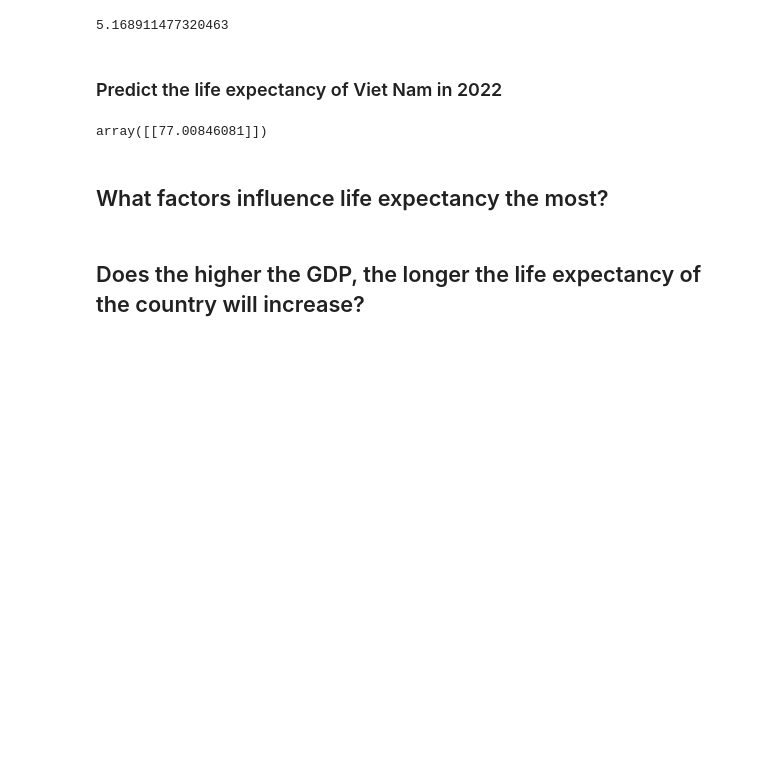
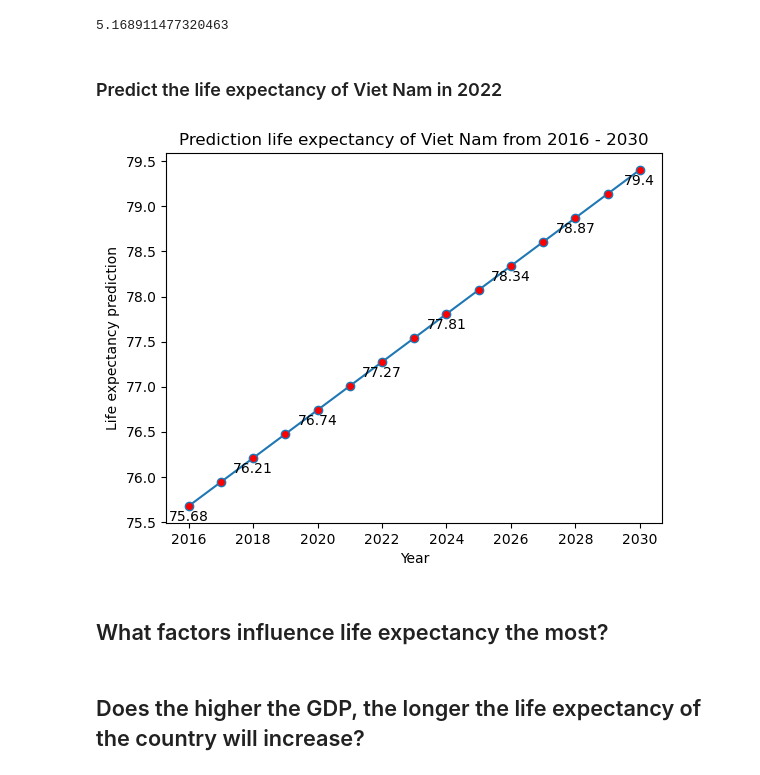
Before and after one commit to TrungTechh/DV_FinfalProject, a Jupyter notebook: main.ipynb, the cells around one changed output. Saved outputs shown, nothing was run; the diff lists cells and outputs as text; code cells hidden in the pictures; blank space fills up the shorter version.

```diff
--- a/main.ipynb
+++ b/main.ipynb
@@ -473,18 +481,26 @@ mean_squared_error(y_test, model.predict(X_test))
 last_model = pl.fit(df.drop('Life expectancy', axis=1), df[['Life expectancy']])
 # %% [markdown]
 ### Predict the life expectancy of Viet Nam in 2022
-# %%
-arr = np.full((1, 21), np.nan).tolist()
-arr[0][0] = 'Viet Nam'
-arr[0][1] = 2021
-arr = [[i] for i in arr[0]]
-
-x  = dict(zip(X_train.columns, arr))
-x = pd.DataFrame(x)
-# %%
-last_model.predict(x)
-# %% [output]
-array([[77.00846081]])
+# %%
+    country = [['Viet Nam'] * (2031 - 2016)]
+    year = [list(range(2016, 2031, 1))]
+    nan_arr = [np.full(2031 - 2016, np.nan).tolist() for i in range(19)]
+    X = dict(zip(X_train.columns, country + year + nan_arr))
+    X = pd.DataFrame(X)
+
+    # predict
+    predictions = last_model.predict(X)
+
+    # visualization
+    plt.plot(list(range(2016, 2031)), predictions, marker='o', markerfacecolor='red')
+    for x in range(2016, 2031, 2):
+        plt.text(x, predictions[x - 2016] - 0.2, round(predictions[x - 2016][0], 2), ha='center', va='bottom')
+    plt.xlabel('Year')
+    plt.ylabel('Life expectancy prediction')
+    plt.title('Prediction life expectancy of Viet Nam from 2016 - 2030')
+plt.show();
+# %% [output]
+[figure, added]
 # %% [markdown]
 ## What factors influence life expectancy the most?
 # %% [markdown]
```
Also changed, not shown: parts of 7 cells of this notebook, 1 other file.
